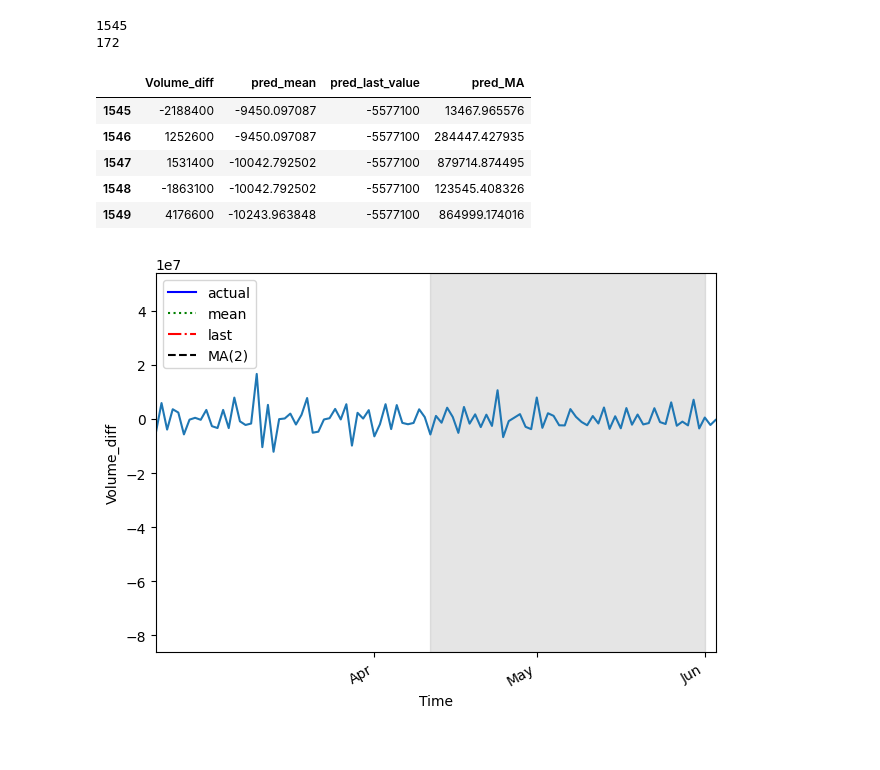
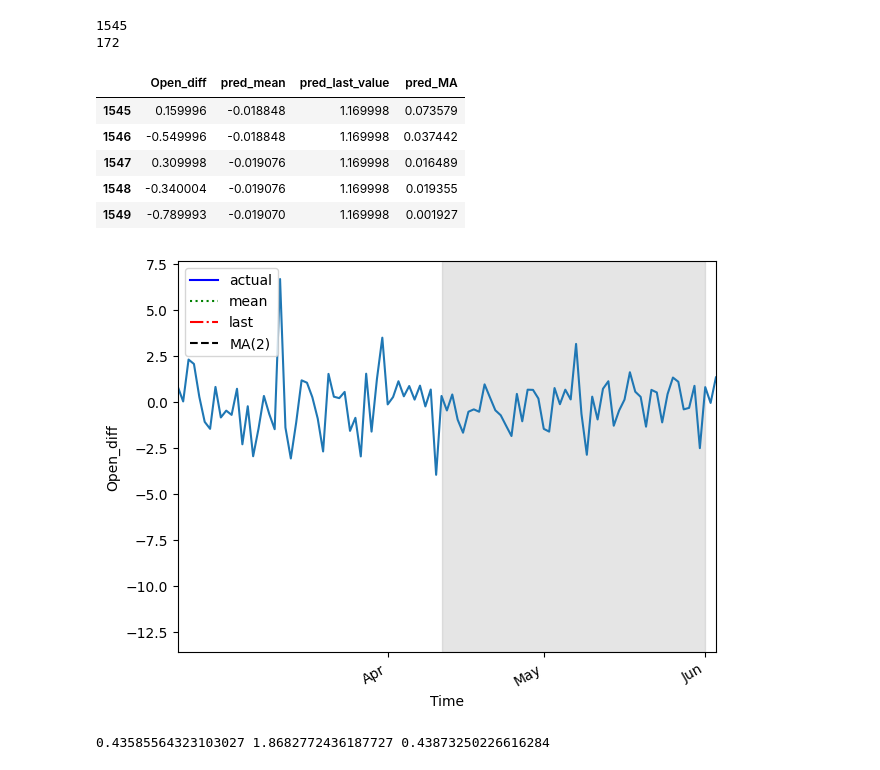
Before and after one commit to AleksandrMorozov123/Time-series-theory, a Jupyter notebook: time-series-theory.ipynb, the cells around one changed output. Cells and saved outputs as stored; diff of their text form; code cells hidden in the pictures.

```diff
--- a/time-series-theory.ipynb
+++ b/time-series-theory.ipynb
@@ -557,9 +557,9 @@ plt.tight_layout ()
 [figure]
 # %%
 df_1 = pd.read_csv('/kaggle/input/gold-price-prediction-dataset/FINAL_USO.csv')
-df_1 = df_1 ['Volume']
-Volume_diff = np.diff (df_1, n = 1)
-df_diff = pd.DataFrame ({'Volume_diff': Volume_diff})
+df_1 = df_1 ['Open']
+Open_diff = np.diff (df_1, n = 1)
+df_diff = pd.DataFrame ({'Open_diff': Open_diff})
 
 train = df_diff [:int (0.9 * len (df_diff))]
 test = df_diff  [int (0.9 * len (df_diff)):]
@@ -621,33 +621,43 @@ pred_df ['pred_MA'] = pred_MA
 
 pred_df.head ()
 # %% [output]
-|  | Volume_diff | pred_mean | pred_last_value | pred_MA |
-| 1545 | -2188400 | -9450.097087 | -5577100 | 13467.965576 |
-| 1546 | 1252600 | -9450.097087 | -5577100 | 284447.427935 |
-| 1547 | 1531400 | -10042.792502 | -5577100 | 879714.874495 |
-| 1548 | -1863100 | -10042.792502 | -5577100 | 123545.408326 |
-| 1549 | 4176600 | -10243.963848 | -5577100 | 864999.174016 |
+|  | Open_diff | pred_mean | pred_last_value | pred_MA |
+| 1545 | 0.159996 | -0.018848 | 1.169998 | 0.073579 |
+| 1546 | -0.549996 | -0.018848 | 1.169998 | 0.037442 |
+| 1547 | 0.309998 | -0.019076 | 1.169998 | 0.016489 |
+| 1548 | -0.340004 | -0.019076 | 1.169998 | 0.019355 |
+| 1549 | -0.789993 | -0.019070 | 1.169998 | 0.001927 |
 # %%
 fig, ax = plt.subplots ()
 
-ax.plot (df_diff ['Volume_diff'])
-ax.plot (pred_df ['Volume_diff'], 'b-', label = 'actual')
+ax.plot (df_diff ['Open_diff'])
+ax.plot (pred_df ['Open_diff'], 'b-', label = 'actual')
 ax.plot (pred_df ['pred_mean'], 'g:', label = 'mean')
 ax.plot (pred_df ['pred_last_value'], 'r-.', label = 'last')
 ax.plot (pred_df['pred_MA'], 'k--', label = 'MA(2)')
 
 ax.legend (loc=2)
 
 ax.set_xlabel ("Time")
-ax.set_ylabel ('Volume_diff')
+ax.set_ylabel ('Open_diff')
 
 ax.axvspan (449, 498, color = '#808080', alpha = 0.2)
 
 ax.set_xlim (400, 500)
 
 plt.xticks ([439, 468, 498], ['Apr', 'May', 'Jun'])
 
 fig.autofmt_xdate()
 plt.tight_layout ()
 # %% [output]
-[figure, old version]
+[figure, new version]
+# %%
+from sklearn.metrics import mean_squared_error
+
+mse_mean = mean_squared_error (pred_df['Open_diff'], pred_df ['pred_mean'])
+mse_last = mean_squared_error (pred_df ['Open_diff'], pred_df ['pred_last_value'])
+mse_MA = mean_squared_error (pred_df ['Open_diff'], pred_df ['pred_MA'])
+
+print (mse_mean, mse_last, mse_MA)
+# %% [output]
+0.43585564323103027 1.8682772436187727 0.43873250226616284
```
Also changed, not shown: parts of 3 cells of this notebook.
